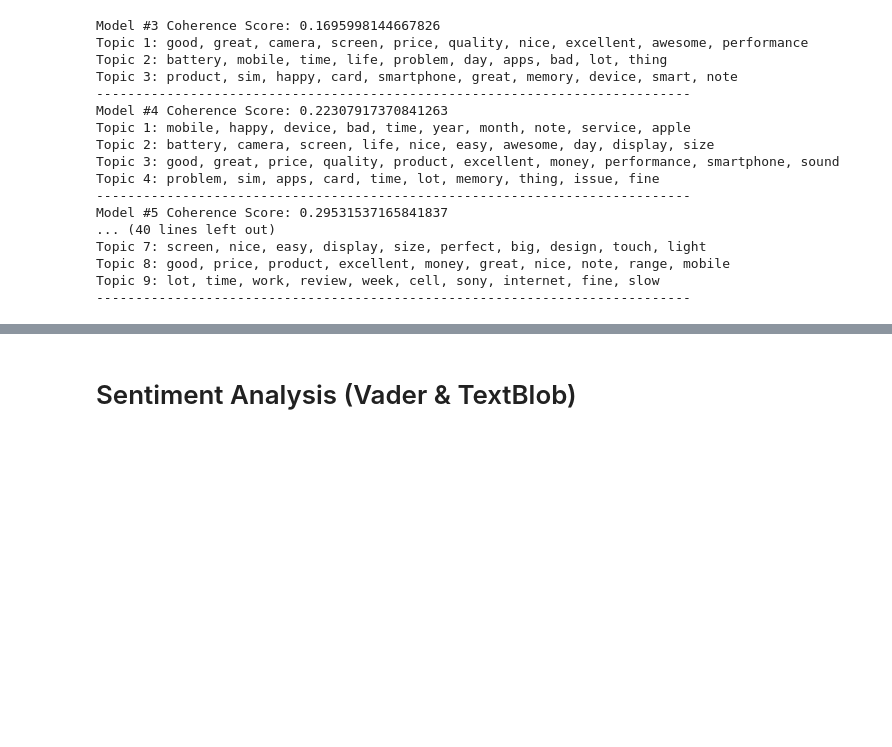
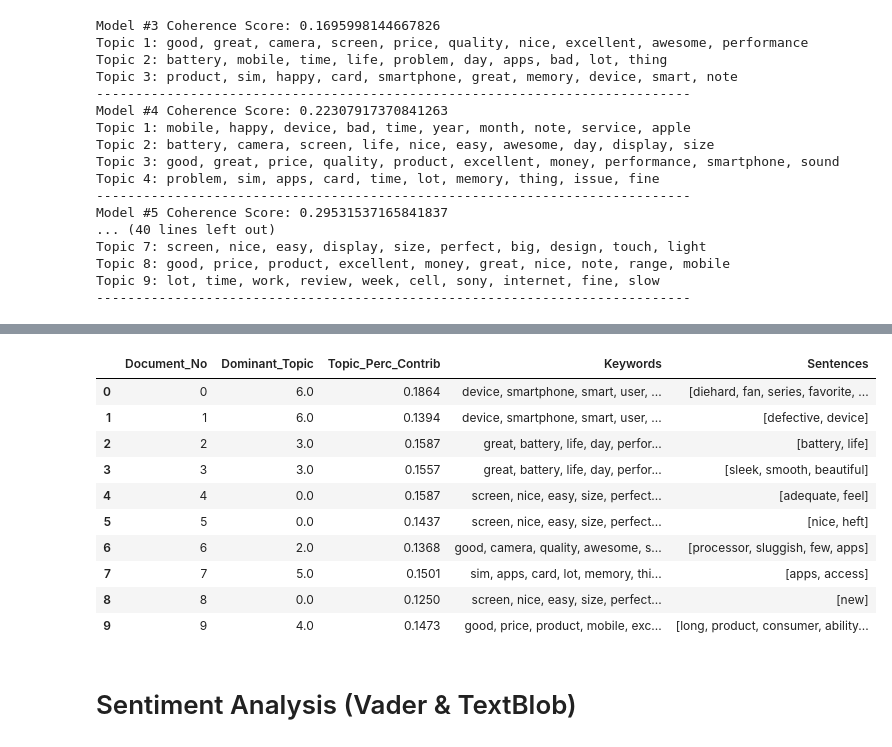
Before and after one commit to ngohngoh/phone-reviews-analysis, a Jupyter notebook: Cell phone Reviews - YL.ipynb, the cells around one changed output, grey strips where cells are left out. Saved outputs shown, nothing was run; the diff lists cells and outputs as text; code cells hidden in the pictures; blank space fills up the shorter version.

```diff
--- a/Cell phone Reviews - YL.ipynb
+++ b/Cell phone Reviews - YL.ipynb
@@ -770,0 +822,49 @@ Topic 9: lot, time, work, review, week, cell, sony, internet, fine, slow
+# %%
+#Find most dominant topic
+
+import numpy as np
+import pandas as pd
+
+def format_topics_sentences(ldamodel, corpus, data):
+    # Init output
+    sent_topics_df = pd.DataFrame()
+
+    # Get main topic in each document
+    for i, row in enumerate(ldamodel[corpus]):
+        row = sorted(row, key=lambda x: (x[1]), reverse=True)
+        # Get the Dominant topic, Perc Contribution and Keywords for each document
+        for j, (topic_num, prop_topic) in enumerate(row):
+            if j == 0:  # => dominant topic
+                wp = ldamodel.show_topic(topic_num)
+                topic_keywords = ", ".join([word for word, prop in wp])
+                sent_topics_df = sent_topics_df.append(pd.Series([int(topic_num), round(prop_topic,4), topic_keywords]), ignore_index=True)
+            else:
+                break
+    sent_topics_df.columns = ['Dominant_Topic', 'Perc_Contribution', 'Topic_Keywords']
+
+    # Add original text to the end of the output
+    contents = pd.Series(data)
+    sent_topics_df = pd.concat([sent_topics_df, contents], axis=1)
+    return(sent_topics_df)
+
+
+df_topic_sents_keywords = format_topics_sentences(ldamodel=mallet_noun_adj_models[5][0], corpus=sentence_vecs, data=sentence_tags)
+
+# Format
+df_dominant_topic = df_topic_sents_keywords.reset_index()
+df_dominant_topic.columns = ['Document_No', 'Dominant_Topic', 'Topic_Perc_Contrib', 'Keywords', 'Sentences']
+
+# Show
+df_dominant_topic.head(10)
+# %% [output]
+|  | Document_No | Dominant_Topic | Topic_Perc_Contrib | Keywords | Sentences |
+| 0 | 0 | 6.0 | 0.1864 | device, smartphone, smart, user, ... | [diehard, fan, series, favorite, ... |
+| 1 | 1 | 6.0 | 0.1394 | device, smartphone, smart, user, ... | [defective, device] |
+| 2 | 2 | 3.0 | 0.1587 | great, battery, life, day, perfor... | [battery, life] |
+| 3 | 3 | 3.0 | 0.1557 | great, battery, life, day, perfor... | [sleek, smooth, beautiful] |
+| 4 | 4 | 0.0 | 0.1587 | screen, nice, easy, size, perfect... | [adequate, feel] |
+| 5 | 5 | 0.0 | 0.1437 | screen, nice, easy, size, perfect... | [nice, heft] |
+| 6 | 6 | 2.0 | 0.1368 | good, camera, quality, awesome, s... | [processor, sluggish, few, apps] |
+| 7 | 7 | 5.0 | 0.1501 | sim, apps, card, lot, memory, thi... | [apps, access] |
+| 8 | 8 | 0.0 | 0.1250 | screen, nice, easy, size, perfect... | [new] |
+| 9 | 9 | 4.0 | 0.1473 | good, price, product, mobile, exc... | [long, product, consumer, ability... |
```
Also changed, not shown: parts of 3 cells of this notebook.
